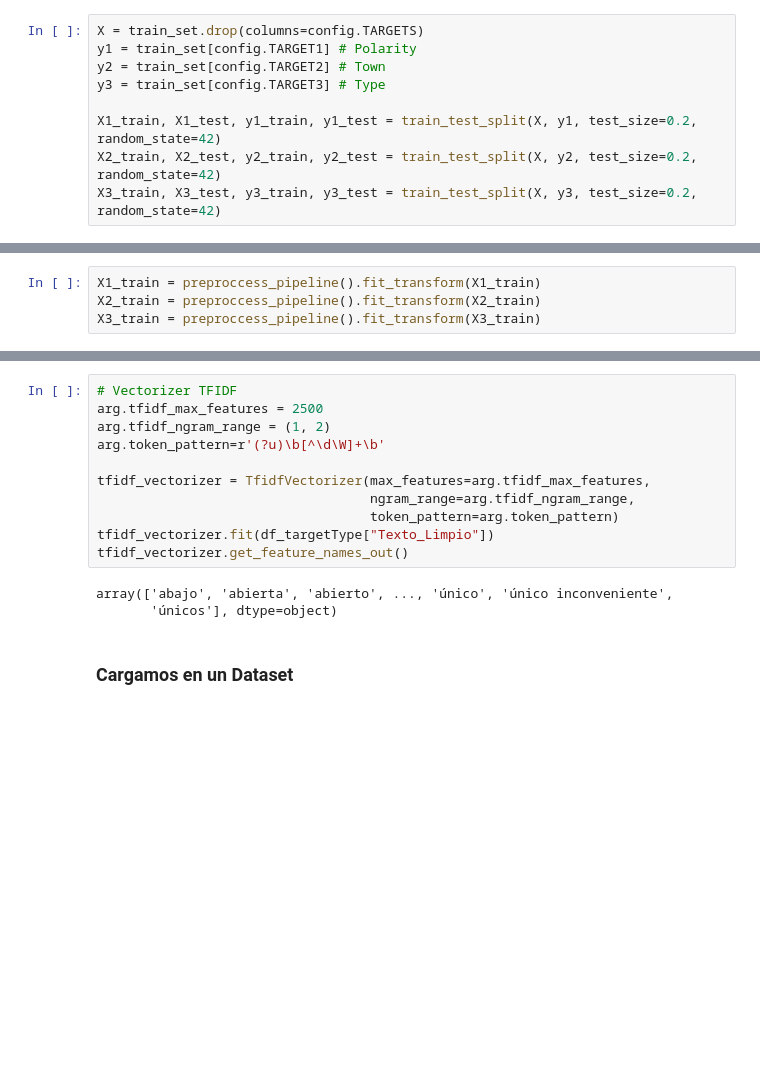
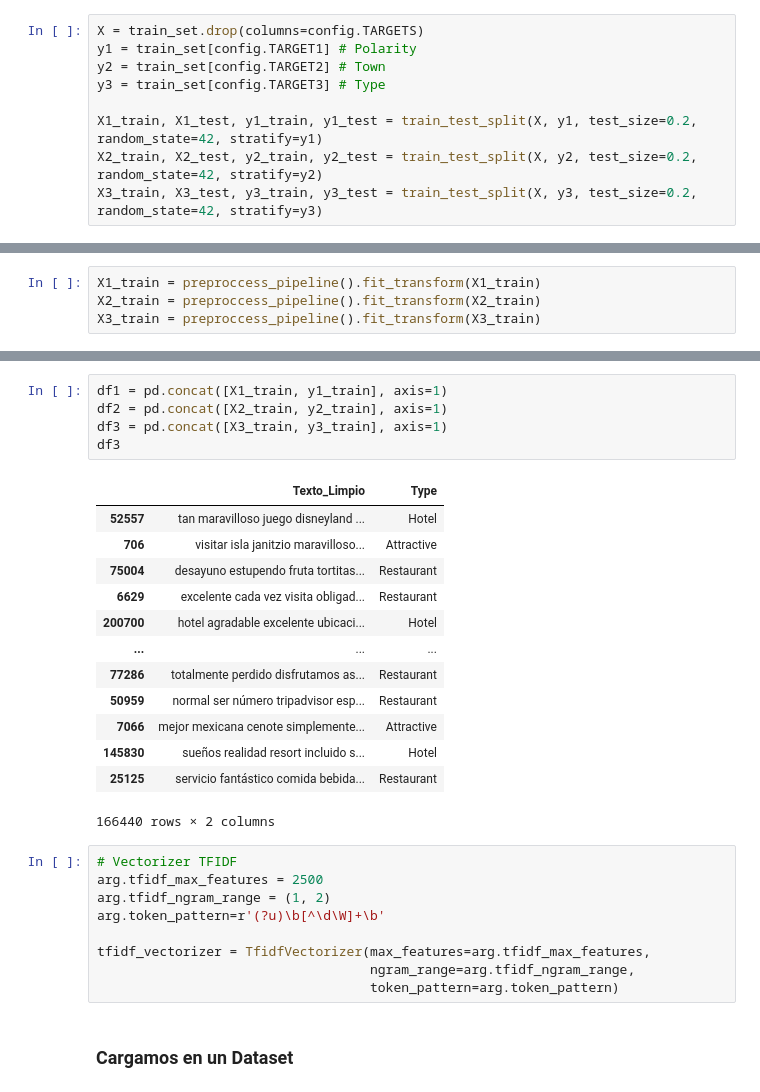
Before and after one commit to Gustavo-HA/REST-MEX-2025, a Jupyter notebook: notebooks/Primer_modelo.ipynb, the cells around one changed output, grey strips where cells are left out. Drawn from its saved outputs; the diff is of its cells as text; blank space fills up the shorter version.

Commit message:
94% acc Type prediction

```diff
--- a/notebooks/Primer_modelo.ipynb
+++ b/notebooks/Primer_modelo.ipynb
@@ -51,9 +52,9 @@ y1 = train_set[config.TARGET1] # Polarity
 y2 = train_set[config.TARGET2] # Town
 y3 = train_set[config.TARGET3] # Type
 
-X1_train, X1_test, y1_train, y1_test = train_test_split(X, y1, test_size=0.2, random_state=42)
-X2_train, X2_test, y2_train, y2_test = train_test_split(X, y2, test_size=0.2, random_state=42)
-X3_train, X3_test, y3_train, y3_test = train_test_split(X, y3, test_size=0.2, random_state=42)
+X1_train, X1_test, y1_train, y1_test = train_test_split(X, y1, test_size=0.2, random_state=42, stratify=y1)
+X2_train, X2_test, y2_train, y2_test = train_test_split(X, y2, test_size=0.2, random_state=42, stratify=y2)
+X3_train, X3_test, y3_train, y3_test = train_test_split(X, y3, test_size=0.2, random_state=42, stratify=y3)
 # %% [markdown]
 ### Preprocesado
 # %%
@@ -105,3 +105,22 @@ Name: Type, Length: 166440, dtype: object
+# %%
+df1 = pd.concat([X1_train, y1_train], axis=1)
+df2 = pd.concat([X2_train, y2_train], axis=1)
+df3 = pd.concat([X3_train, y3_train], axis=1)
+df3
+# %% [output]
+|  | Texto_Limpio | Type |
+| 52557 | tan maravilloso juego disneyland ... | Hotel |
+| 706 | visitar isla janitzio maravilloso... | Attractive |
+| 75004 | desayuno estupendo fruta tortitas... | Restaurant |
+| 6629 | excelente cada vez visita obligad... | Restaurant |
+| 200700 | hotel agradable excelente ubicaci... | Hotel |
+| ... | ... | ... |
+| 77286 | totalmente perdido disfrutamos as... | Restaurant |
+| 50959 | normal ser número tripadvisor esp... | Restaurant |
+| 7066 | mejor mexicana cenote simplemente... | Attractive |
+| 145830 | sueños realidad resort incluido s... | Hotel |
+| 25125 | servicio fantástico comida bebida... | Restaurant |
+166440 rows × 2 columns
 # %%
 # Vectorizer TFIDF
 arg.tfidf_max_features = 2500
@@ -111,11 +130,6 @@ arg.token_pattern=r'(?u)\b[^\d\W]+\b'
 tfidf_vectorizer = TfidfVectorizer(max_features=arg.tfidf_max_features,
                                    ngram_range=arg.tfidf_ngram_range,
                                    token_pattern=arg.token_pattern)
-tfidf_vectorizer.fit(df_targetType["Texto_Limpio"])
-tfidf_vectorizer.get_feature_names_out()
-# %% [output]
-array(['abajo', 'abierta', 'abierto', ..., 'único', 'único inconveniente',
-       'únicos'], dtype=object)
 # %% [markdown]
 ### Cargamos en un Dataset
 # %%
```
Also changed, not shown: parts of 10 cells of this notebook, 2 other files.
